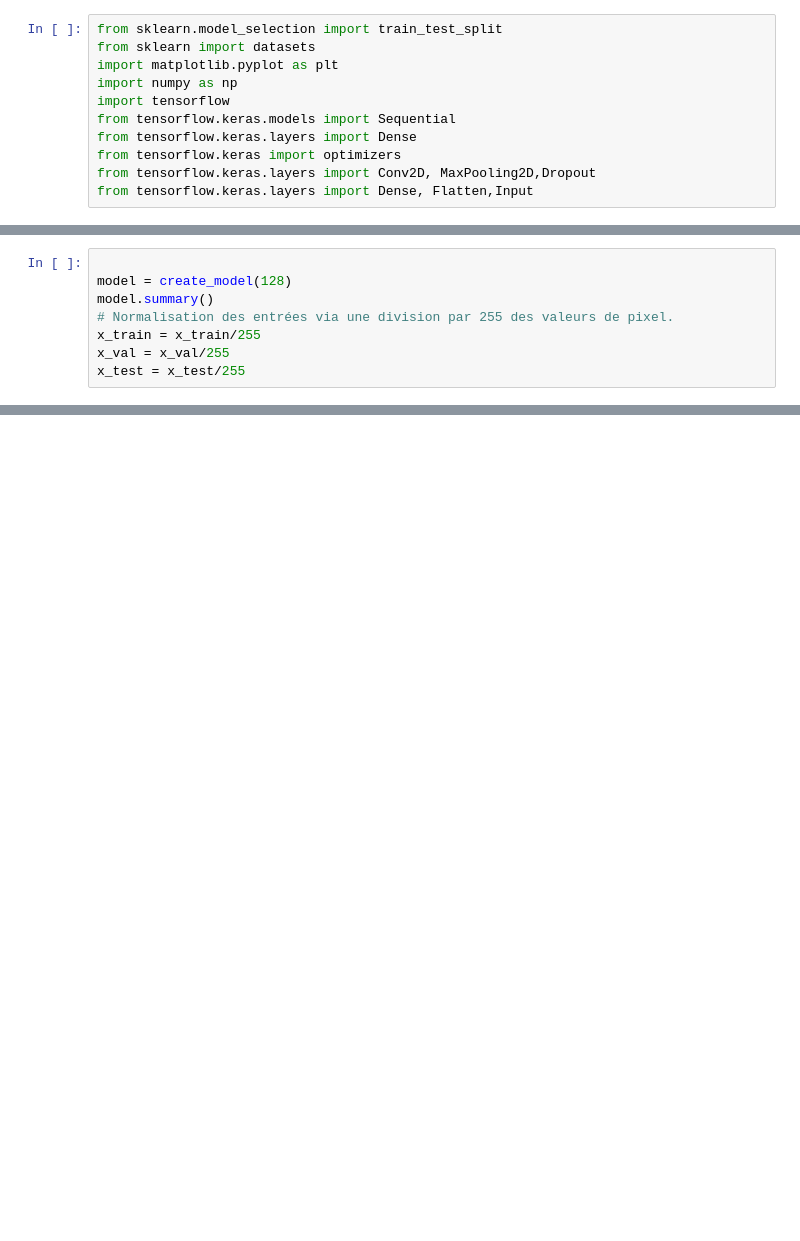
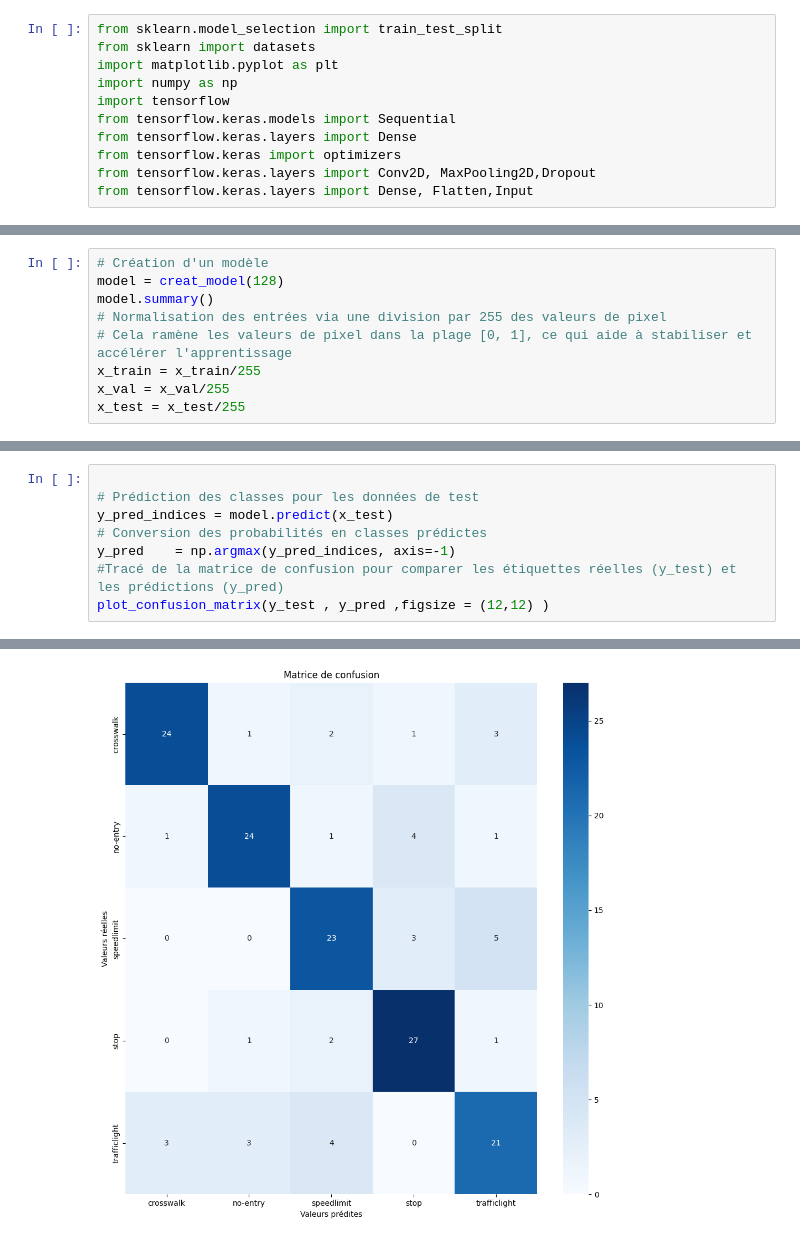
Before and after one commit to Abdelmouhaimen/DL-TrafficSignClassification, a Jupyter notebook: chargement_donnees_et_construction_modele.ipynb, the cells around one changed output, grey strips where cells are left out. Cells and saved outputs as stored; diff of their text form; blank space fills up the shorter version.

```diff
--- a/chargement_donnees_et_construction_modele.ipynb
+++ b/chargement_donnees_et_construction_modele.ipynb
@@ -185,8 +212,9 @@ def plot_training_analysis(history):
 # %%
-
-model = create_model(128)
+# Création d'un modèle
+model = creat_model(128)
 model.summary()
-# Normalisation des entrées via une division par 255 des valeurs de pixel.
+# Normalisation des entrées via une division par 255 des valeurs de pixel
+# Cela ramène les valeurs de pixel dans la plage [0, 1], ce qui aide à stabiliser et accélérer l'apprentissage
 x_train = x_train/255
 x_val = x_val/255
 x_test = x_test/255
@@ -230,0 +279,9 @@ Epoch 30/30
+# %%
+
+# Prédiction des classes pour les données de test
+y_pred_indices = model.predict(x_test)
+# Conversion des probabilités en classes prédictes
+y_pred    = np.argmax(y_pred_indices, axis=-1)
+#Tracé de la matrice de confusion pour comparer les étiquettes réelles (y_test) et les prédictions (y_pred)
+plot_confusion_matrix(y_test , y_pred ,figsize = (12,12) )
+# %% [output]
@@ -230,0 +289 @@ Epoch 30/30
+[figure, added]
```
Also changed, not shown: parts of 41 cells of this notebook.
